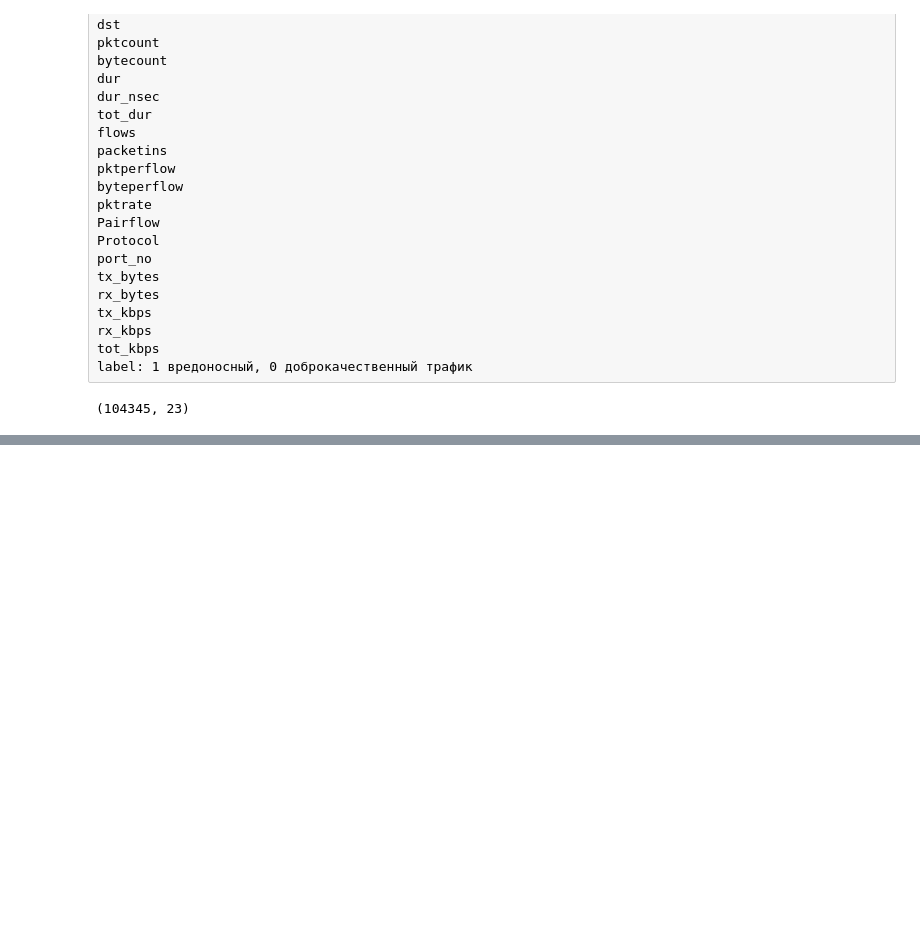
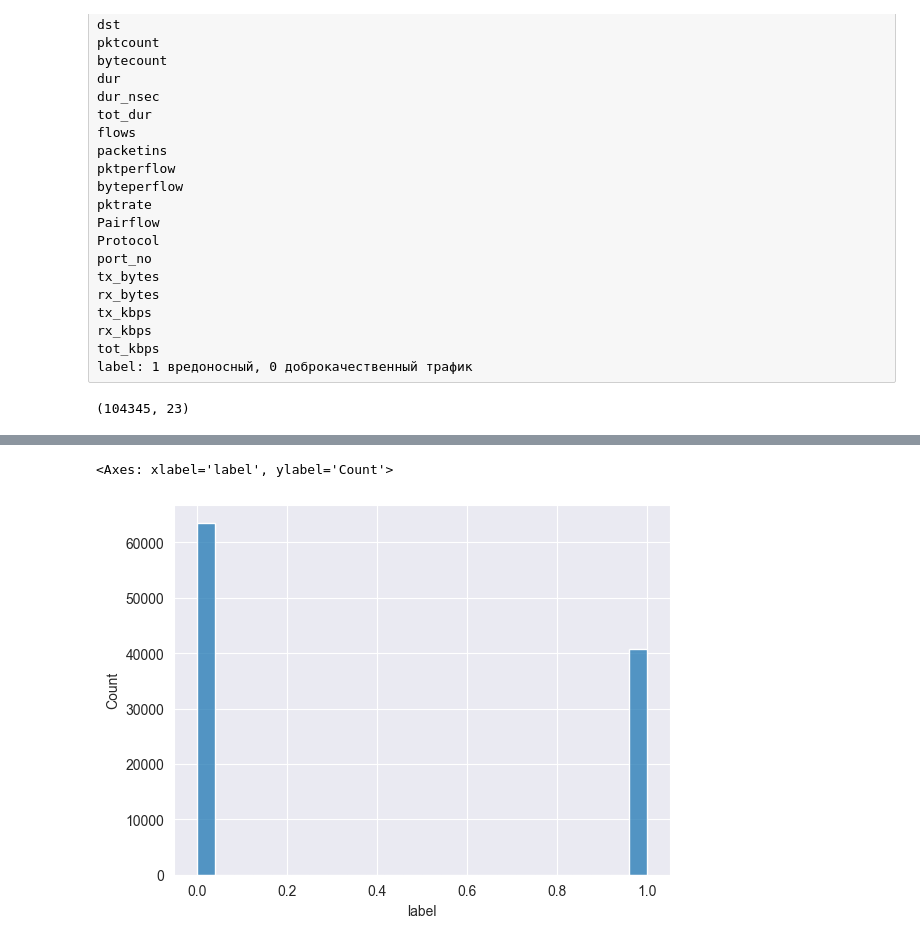
Before and after one commit to OneTells/Machine-learning, a Jupyter notebook: Eda/Jupyter/Egor.ipynb, the cells around one changed output, grey strips where cells are left out. Cells and saved outputs as stored; diff of their text form; code cells hidden in the pictures; blank space fills up the shorter version.

```diff
--- a/Eda/Jupyter/Egor.ipynb
+++ b/Eda/Jupyter/Egor.ipynb
@@ -49,0 +83,5 @@ data.head()
+# %%
+sns.histplot(x='label', data=data)
+# %% [output]
+<Axes: xlabel='label', ylabel='Count'>
+[figure, added]
```
Also changed, not shown: parts of 5 cells of this notebook.
